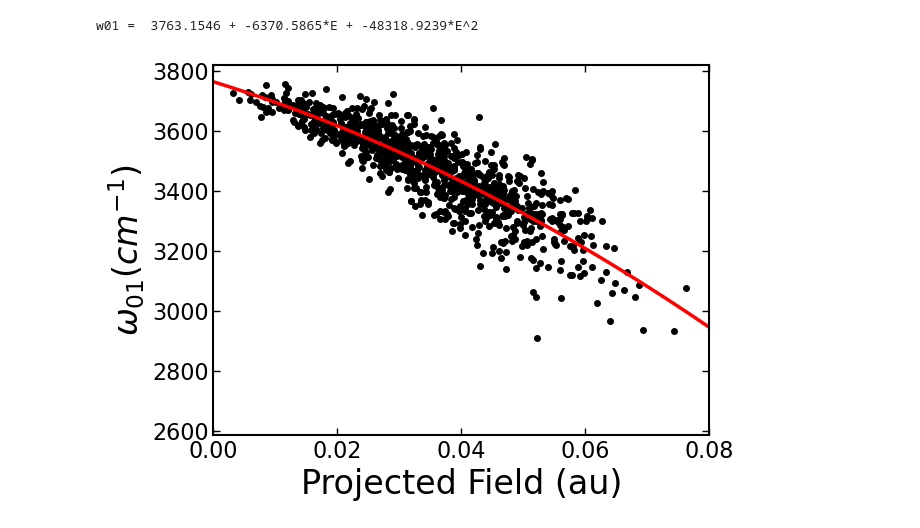
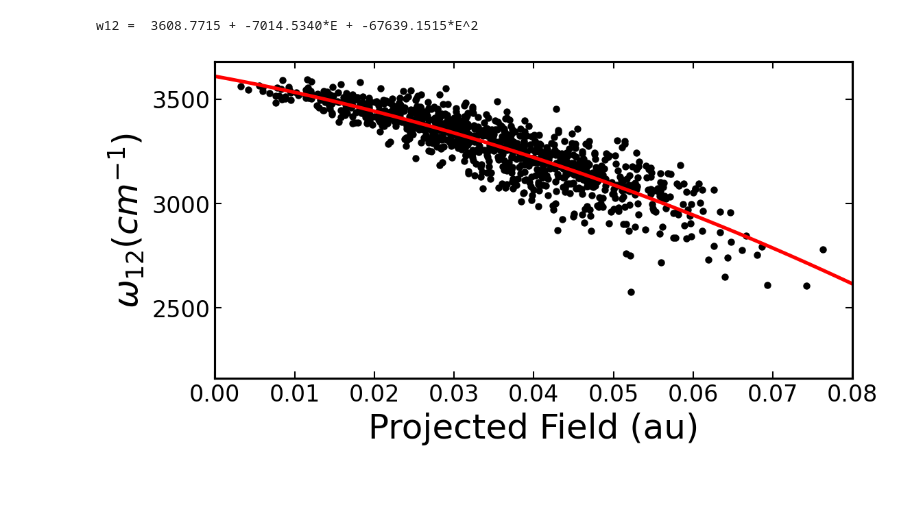
Before and after one commit to piskuliche/EmpiricalMapping, a Jupyter notebook: examples/empirical_map_plotting.ipynb, the cells around one changed output. Drawn from its saved outputs; the diff is of its cells as text; code cells hidden in the pictures; blank space fills up the shorter version.

```diff
--- a/examples/empirical_map_plotting.ipynb
+++ b/examples/empirical_map_plotting.ipynb
@@ -35,15 +56,15 @@ new_map = EmpiricalMap.load_self("example_maps/doh_d2o.pckl")
 # %%
-poly, popt, pcov = new_map.fit_attribute_of_map("w01", 2)
+poly, popt, pcov = new_map.fit_attribute_of_map("w12", 2)
 evals = np.linspace(0.0, 0.10, 100)
 yvalues = poly(evals, *popt)
 
-fig = plt.figure()
-plt.scatter(new_map.Eproj, new_map.w01, c='black')
+fig = plt.figure(figsize=(8,4), dpi=150)
+plt.scatter(new_map.Eproj, new_map.w12, c='black')
 plt.plot(evals, yvalues, c='red')
 plt.xlabel("Projected Field (au)")
-plt.ylabel("$\omega_{01} (cm^{-1})$")
+plt.ylabel("$\omega_{12} (cm^{-1})$")
 plt.xlim(0, 0.08)
 plt.show()
 # %% [output]
-w01 =  3763.1546 + -6370.5865*E + -48318.9239*E^2
+w12 =  3608.7715 + -7014.5340*E + -67639.1515*E^2
-[figure, old version]
+[figure, new version]
```
Also changed, not shown: parts of 9 cells of this notebook.
